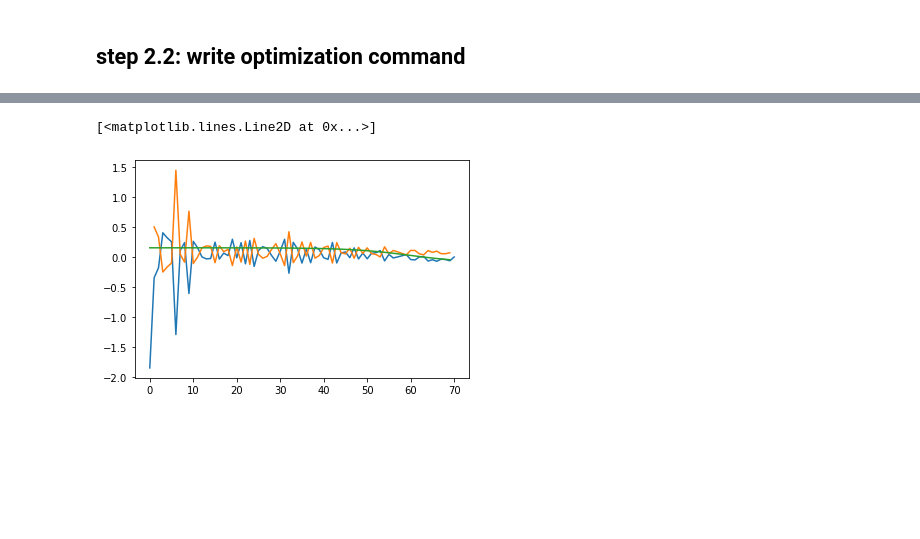
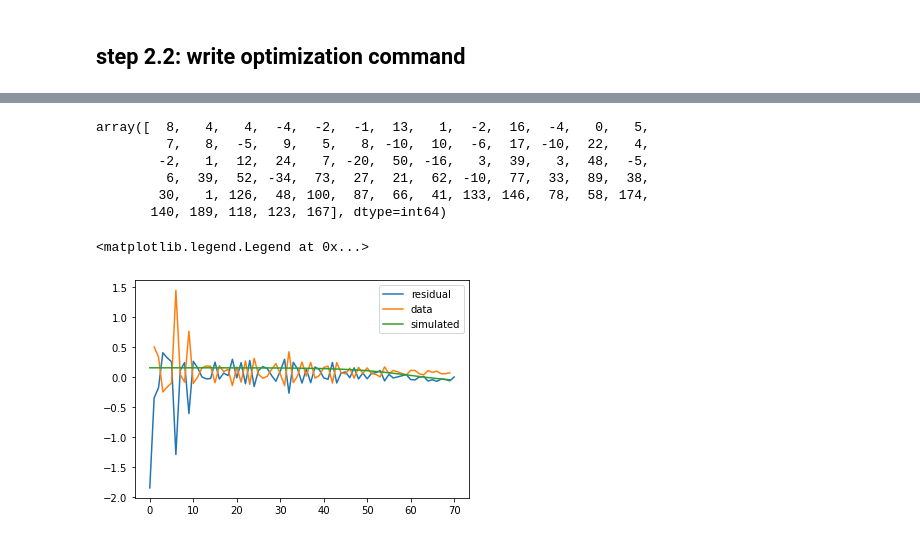
Before and after one commit to dimiphoton/bigdataSIR, a Jupyter notebook: simple SIR_aurelien.ipynb, the cells around one changed output, grey strips where cells are left out. Saved outputs shown, nothing was run; the diff lists cells and outputs as text; code cells hidden in the pictures; blank space fills up the shorter version.

```diff
--- a/simple SIR_aurelien.ipynb
+++ b/simple SIR_aurelien.ipynb
@@ -251,10 +243,24 @@ array([ 3.59895073e+00, -3.85055431e+00, -7.21588633e+00, -1.04841850e+01,
+# %%
+(data['num_tested'].values[1:] - data['num_tested'].values[:-1])
+# %% [output]
+array([  8,   4,   4,  -4,  -2,  -1,  13,   1,  -2,  16,  -4,   0,   5,
+         7,   8,  -5,   9,   5,   8, -10,  10,  -6,  17, -10,  22,   4,
+        -2,   1,  12,  24,   7, -20,  50, -16,   3,  39,   3,  48,  -5,
+         6,  39,  52, -34,  73,  27,  21,  62, -10,  77,  33,  89,  38,
+        30,   1, 126,  48, 100,  87,  66,  41, 133, 146,  78,  58, 174,
+       140, 189, 118, 123, 167], dtype=int64)
 # %%
-plt.plot(result.residual); plt.plot((data['num_tested'].values[1:] - data['num_tested'].values[:-1])/data['num_tested'].values[:-1])
+plt.plot(result.residual,label='residual')
 
-plt.plot((obs_df['num_tested'].values[1:] - obs_df['num_tested'].values[:-1])/obs_df['num_tested'].values[:-1])
+plt.plot((data['num_tested'].values[1:] - data['num_tested'].values[:-1])/data['num_tested'].values[:-1],label='data')
+
+plt.plot((obs_df['num_tested'].values[1:] - obs_df['num_tested'].values[:-1])/obs_df['num_tested'].values[:-1],label='simulated')
+
+
+plt.legend()
 # %% [output]
-[<matplotlib.lines.Line2D at 0x...>]
+<matplotlib.legend.Legend at 0x...>
-[figure, old version]
+[figure, new version]
 # %%
 y = (data['num_tested'].values[1:] - data['num_tested'].values[:-1])/data['num_tested'].values[:-1]
 y[0] = (data['num_tested'].values[1] - data['num_tested'].values[0])/(data['num_tested'].values[1]/2)
```
Also changed, not shown: parts of 16 cells of this notebook, 6 other files.
